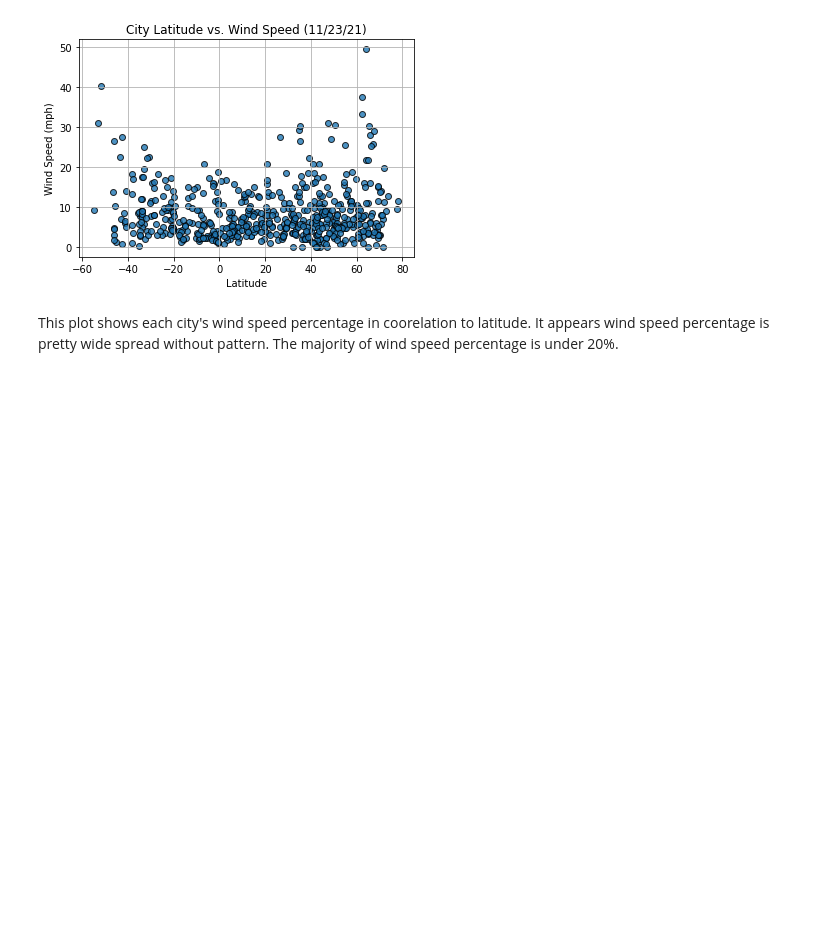
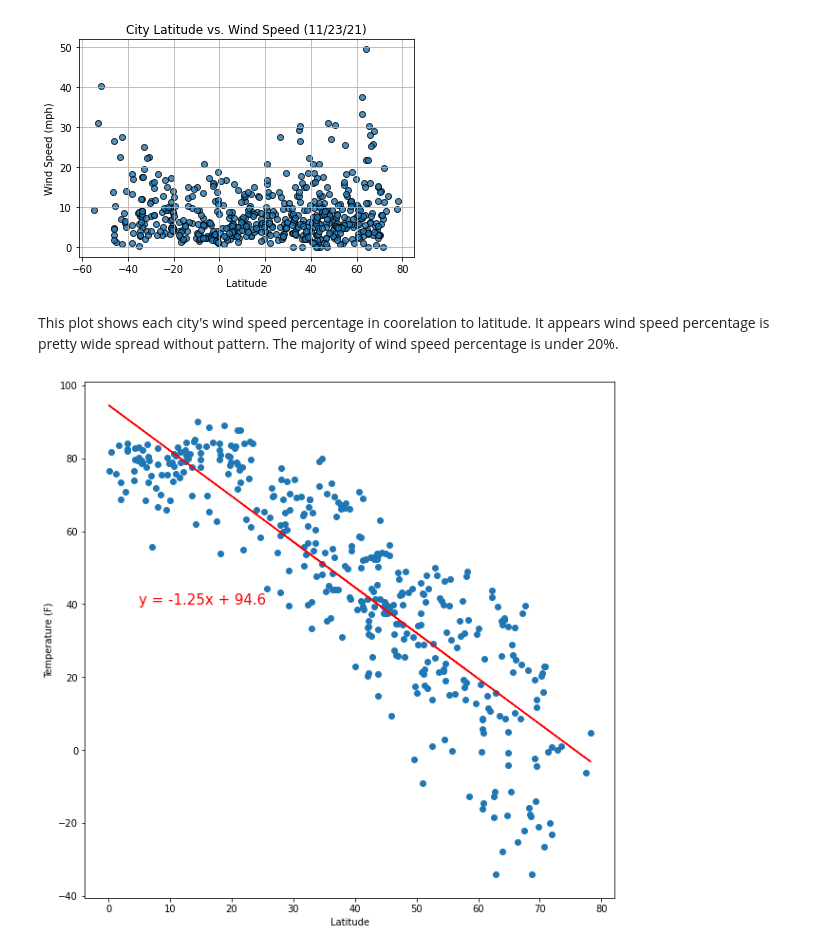
Before and after one commit to jacobhash570/python-api-challenge, a Jupyter notebook: WeatherPy/WeatherPy.ipynb, the cells around one changed output. Cells and saved outputs as stored; diff of their text form; code cells hidden in the pictures; blank space fills up the shorter version.

Commit message:
linear regression

```diff
--- a/WeatherPy/WeatherPy.ipynb
+++ b/WeatherPy/WeatherPy.ipynb
@@ -203,3 +212,27 @@ plt.show()
 [figure]
 # %% [markdown]
 This plot shows each city's wind speed percentage in coorelation to latitude. It appears wind speed percentage is pretty wide spread without pattern. The majority of wind speed percentage is under 20%.
+# %%
+def regressplot(x, y):
+    correlation = st.pearsonr(x,y)
+    (slope, intercept, rvalue, pvalue, stderr) = linregress(x,y)
+    regress_values = x * slope + intercept
+    line_eq = "y = " + str(round(slope,2)) + "x + " + str(round(intercept,2))
+    plt.scatter(x,y)
+    plt.plot(x,regress_values,'r-')
+    return line_eq
+# %%
+north = clean_city_data.loc[clean_city_data['Lat'] >= 0]
+south = clean_city_data.loc[clean_city_data['Lat'] < 0]
+# %%
+fig=plt.figure(figsize=(10,10))
+line_eq = regressplot(x=north['Lat'], y=north['Max Temp'])
+plt.annotate(line_eq, (5,40), fontsize=15, color="red")
+plt.xlabel('Latitude')
+plt.ylabel('Temperature (F)')
+
+fig.savefig("North_Hem_Temp.png")
+
+plt.show()
+# %% [output]
+[figure, added]
```
Also changed, not shown: parts of 15 cells of this notebook, 12 other files.
